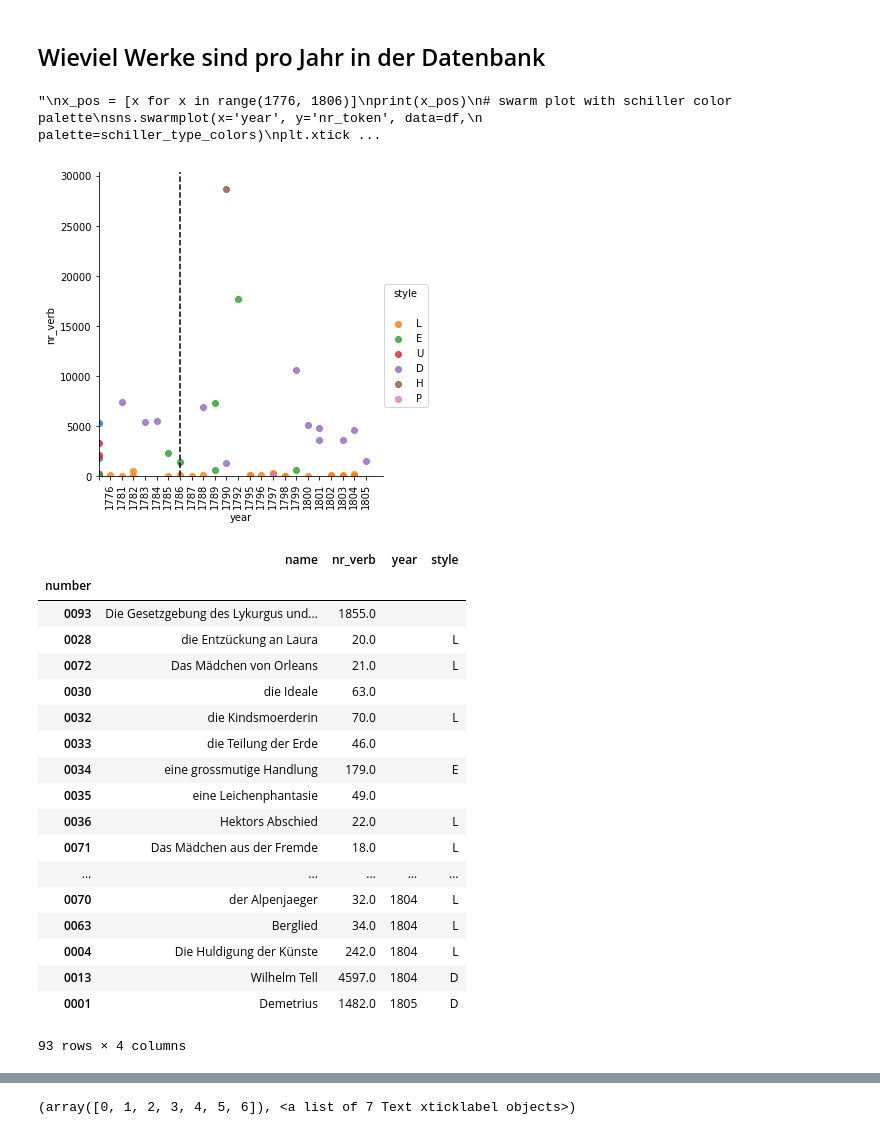
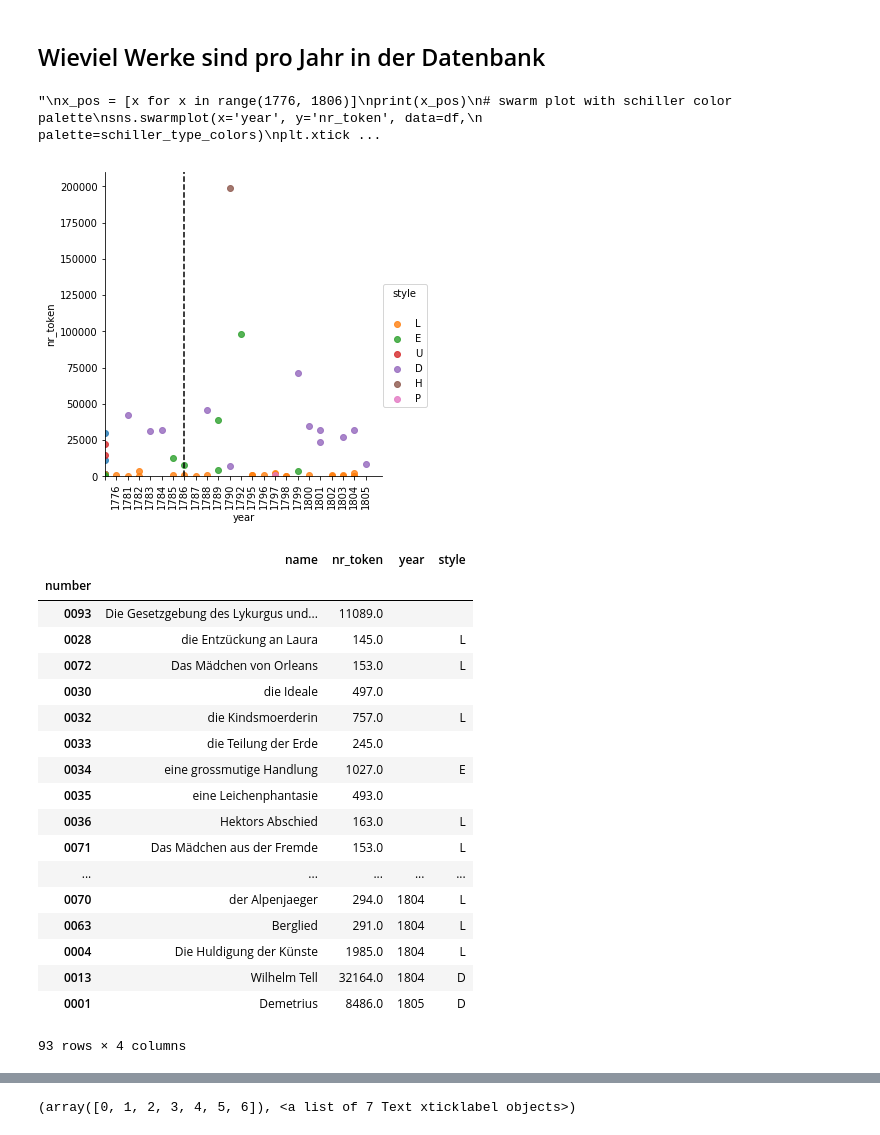
Before and after one commit to robinarthur/5pk, a Jupyter notebook: txt_edit/2_text_preprocess.ipynb, the cells around one changed output, grey strips where cells are left out. Saved outputs shown, nothing was run; the diff lists cells and outputs as text; code cells hidden in the pictures.

```diff
--- a/txt_edit/2_text_preprocess.ipynb
+++ b/txt_edit/2_text_preprocess.ipynb
@@ -172,5 +160,5 @@ def calculate_the_word_types(data):
 ##############################################
 
 
-data = calculate_the_word_types(data)
+#data = calculate_the_word_types(data)
 # %% [output]
@@ -280,61 +268,61 @@ schiller_type_colors = ['#78C850',  # Grass
                         '#7038F8',  # Dragon
                        ]
 # %%
-df = data.sort_values(["year"], ascending=True)[["name", "nr_verb", "year", "style"]]
+df = data.sort_values(["year"], ascending=True)[["name", "nr_token", "year", "style"]]
 
 # Plot using Seaborn
-sns.lmplot(x='year', y='nr_verb', data=df,
+sns.lmplot(x='year', y='nr_token', data=df,
           fit_reg=False,
           hue='style')
 
 # Tweak using Matplotlib
 plt.ylim(0, None)
 plt.xlim(0, None)
 plt.xticks(rotation=90)
 
 plt.axvline(7, color="k", linestyle="--");
 
 
 
 
 
 """
 x_pos = [x for x in range(1776, 1806)]
 print(x_pos)
 # swarm plot with schiller color palette
 sns.swarmplot(x='year', y='nr_token', data=df,
              palette=schiller_type_colors)
 plt.xticks(rotation=90)
 # Thus we have to give more margin:
 plt.subplots_adjust(bottom=0.4)
 
 plt.axvline(8, color='r', linestyle='--', lw=2)
 plt.plot()
 """
 # %% [output]
 "\nx_pos = [x for x in range(1776, 1806)]\nprint(x_pos)\n# swarm plot with schiller color palette\nsns.swarmplot(x='year', y='nr_token', data=df,\n             palette=schiller_type_colors)\nplt.xtick ...
-[figure, old version]
+[figure, new version]
 # %%
 df
 # %% [output]
-|  | name | nr_verb | year | style |
+|  | name | nr_token | year | style |
 | number |  |  |  |  |
-| 0093 | Die Gesetzgebung des Lykurgus und... | 1855.0 |  |  |
-| 0028 | die Entzückung an Laura | 20.0 |  | L |
-| 0072 | Das Mädchen von Orleans | 21.0 |  | L |
-| 0030 | die Ideale | 63.0 |  |  |
-| 0032 | die Kindsmoerderin | 70.0 |  | L |
-| 0033 | die Teilung der Erde | 46.0 |  |  |
-| 0034 | eine grossmutige Handlung | 179.0 |  | E |
-| 0035 | eine Leichenphantasie | 49.0 |  |  |
-| 0036 | Hektors Abschied | 22.0 |  | L |
-| 0071 | Das Mädchen aus der Fremde | 18.0 |  | L |
+| 0093 | Die Gesetzgebung des Lykurgus und... | 11089.0 |  |  |
+| 0028 | die Entzückung an Laura | 145.0 |  | L |
+| 0072 | Das Mädchen von Orleans | 153.0 |  | L |
+| 0030 | die Ideale | 497.0 |  |  |
+| 0032 | die Kindsmoerderin | 757.0 |  | L |
+| 0033 | die Teilung der Erde | 245.0 |  |  |
+| 0034 | eine grossmutige Handlung | 1027.0 |  | E |
+| 0035 | eine Leichenphantasie | 493.0 |  |  |
+| 0036 | Hektors Abschied | 163.0 |  | L |
+| 0071 | Das Mädchen aus der Fremde | 153.0 |  | L |
 | ... | ... | ... | ... | ... |
-| 0070 | der Alpenjaeger | 32.0 | 1804 | L |
-| 0063 | Berglied | 34.0 | 1804 | L |
-| 0004 | Die Huldigung der Künste | 242.0 | 1804 | L |
-| 0013 | Wilhelm Tell | 4597.0 | 1804 | D |
-| 0001 | Demetrius | 1482.0 | 1805 | D |
+| 0070 | der Alpenjaeger | 294.0 | 1804 | L |
+| 0063 | Berglied | 291.0 | 1804 | L |
+| 0004 | Die Huldigung der Künste | 1985.0 | 1804 | L |
+| 0013 | Wilhelm Tell | 32164.0 | 1804 | D |
+| 0001 | Demetrius | 8486.0 | 1805 | D |
 93 rows × 4 columns
 # %%
 # Bar plot
```
Also changed, not shown: parts of 11 cells of this notebook, 1 other file.
